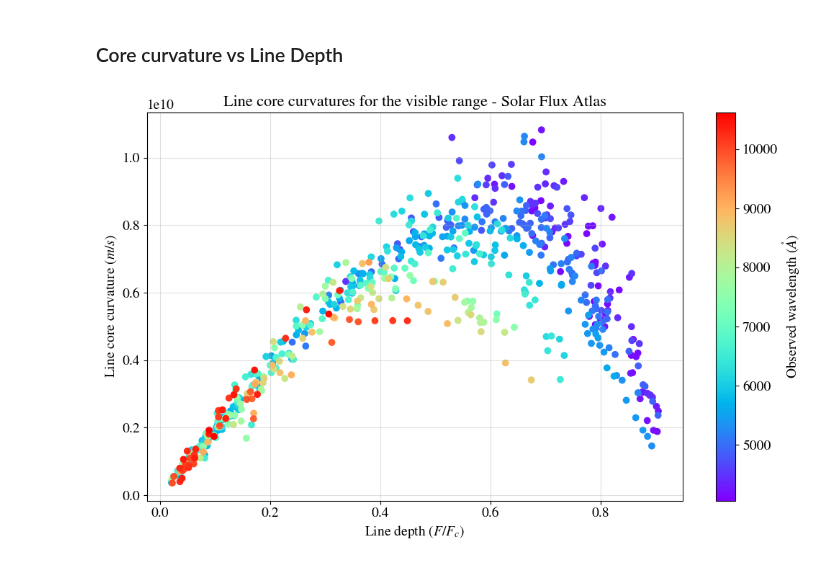
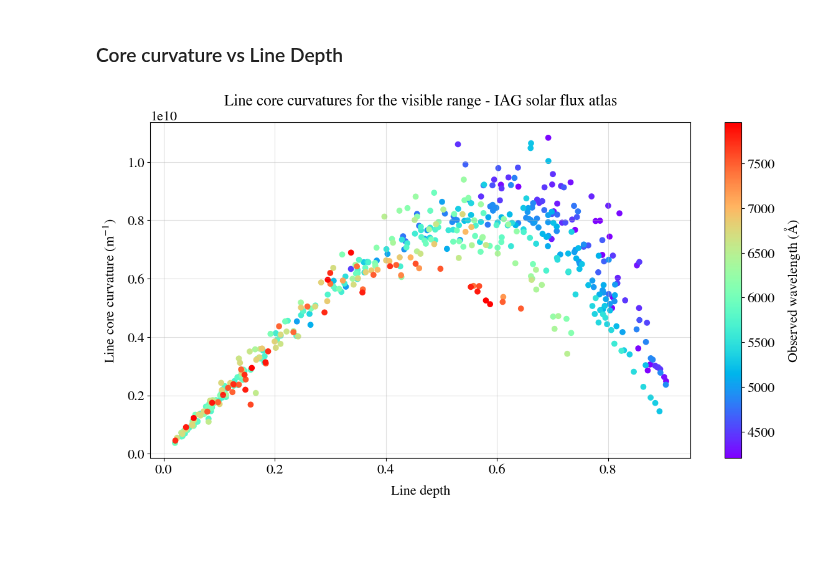
Before and after one commit to ccuellarn/Measurement-and-Characterization-of-Granulation-Patterns-in-the-IAG-Solar-Flux-Spectrum, a Jupyter notebook: Project/Characterization/First signature/Line broadening.ipynb, the cells around one changed output. Drawn from its saved outputs; the diff is of its cells as text; code cells hidden in the pictures; blank space fills up the shorter version.

```diff
--- a/Project/Characterization/First signature/Line broadening.ipynb
+++ b/Project/Characterization/First signature/Line broadening.ipynb
@@ -15,12 +15,12 @@ import scipy.constants as const
 params = {
         'font.family': 'serif',
         'font.serif': ['STIXGeneral', 'Times New Roman'],
-        'font.size': 14,
-        'axes.labelsize': 14,
-        'axes.titlesize': 16,
-        'legend.fontsize': 14,
-        'xtick.labelsize': 14,
-        'ytick.labelsize': 14,
+        'font.size': 16,
+        'axes.labelsize': 16,
+        'axes.titlesize': 18,
+        'legend.fontsize': 16,
+        'xtick.labelsize': 16,
+        'ytick.labelsize': 16,
         'mathtext.fontset': 'stix',
         'text.usetex': False,
         'figure.figsize': (6.4, 4.8),
@@ -31,25 +31,25 @@ params = {
 plt.rcParams.update(params)
 # %%
 #Lines from the excel files
-VIS_data = pd.read_excel(r"C:\Users\clauw\Documents\Programming\Final-Project\Project\IAG Solar Flux Atlas\Visible range\Data\Values_VIS.xlsx")
-NIR_data = pd.read_excel(r"C:\Users\clauw\Documents\Programming\Final-Project\Project\IAG Solar Flux Atlas\Infrared range\Data\Values_NIR.xlsx")
+VIS_data = pd.read_excel(r"C:\Users\clauw\Documents\Programming\Final-Project\Project\IAG Solar Flux Atlas\Final data\Values VIS.xlsx")
+NIR_data = pd.read_excel(r"C:\Users\clauw\Documents\Programming\Final-Project\Project\IAG Solar Flux Atlas\Final data\Values NIR.xlsx")
 SPA_data = pd.read_excel(r"C:\Users\clauw\Documents\Programming\Final-Project\Project\IAG Spatially Resolved Atlas\Data\Values_SPA.xlsx")
-ALL_data = pd.concat([VIS_data,NIR_data],axis=0).drop_duplicates('Observed wavelength',keep='first').reset_index(drop=True) #Dont take repeated values when concatenate
+ALL_data = pd.read_excel(r"C:\Users\clauw\Documents\Programming\Final-Project\Project\IAG Solar Flux Atlas\Final data\Values ALL.xlsx")
 # %% [markdown]
 ### Core curvature vs Line Depth
 # %%
-fig1, ax = plt.subplots(1,1,figsize=(12,7))
+fig1, ax = plt.subplots(1,1,figsize=(14,7))
 
 scatter = ax.scatter(VIS_data['Line Depth'],VIS_data['Core curvature'],c=VIS_data["Observed wavelength"],cmap='rainbow',lw=1,marker='o')
 
 cbar = plt.colorbar(scatter, ax=ax)
-cbar.set_label(r'Observed wavelength $(\mathring{A})$')
+cbar.set_label(r'Observed wavelength $(\mathrm{\AA})$',labelpad=10)
 
-ax.set_title('Line core curvatures for the visible range - Solar Flux Atlas')
-ax.set_xlabel(r'Line depth $(F/F_{c})$')
-ax.set_ylabel(r'Line core curvature $(m/s)$')
+ax.set_title('Line core curvatures for the visible range - IAG solar flux atlas', pad=20)
+ax.set_xlabel(r'Line depth',labelpad=10)
+ax.set_ylabel(r'Line core curvature $(\text{m}^{-1})$',labelpad=10)
 ax.grid(alpha=0.4)
 
-fig1.savefig('Curvature_VIS')
+# fig1.savefig('Curvature_VIS')
 # %% [output]
-[figure, old version]
+[figure, new version]
```
Also changed, not shown: parts of 13 cells of this notebook, 43 other files.
